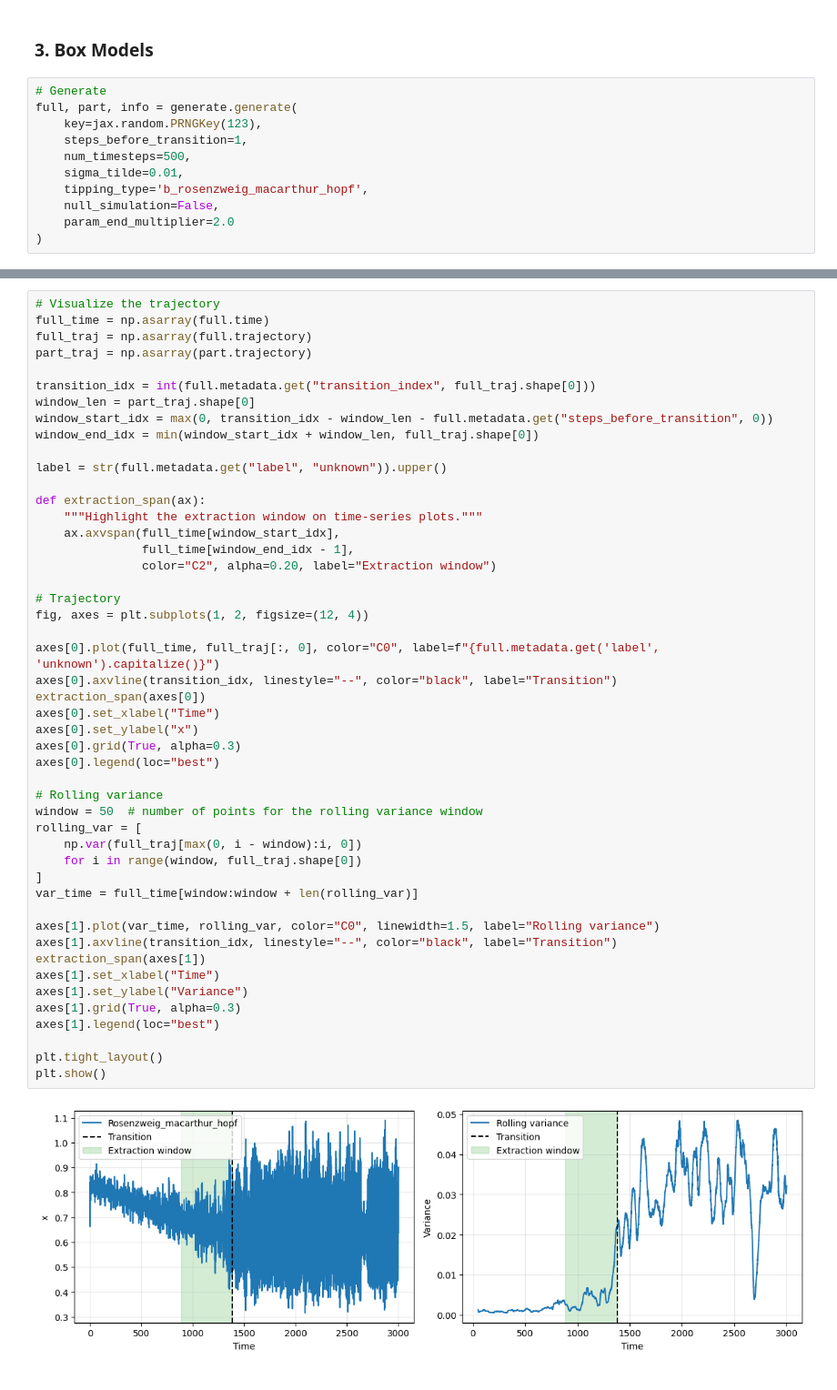
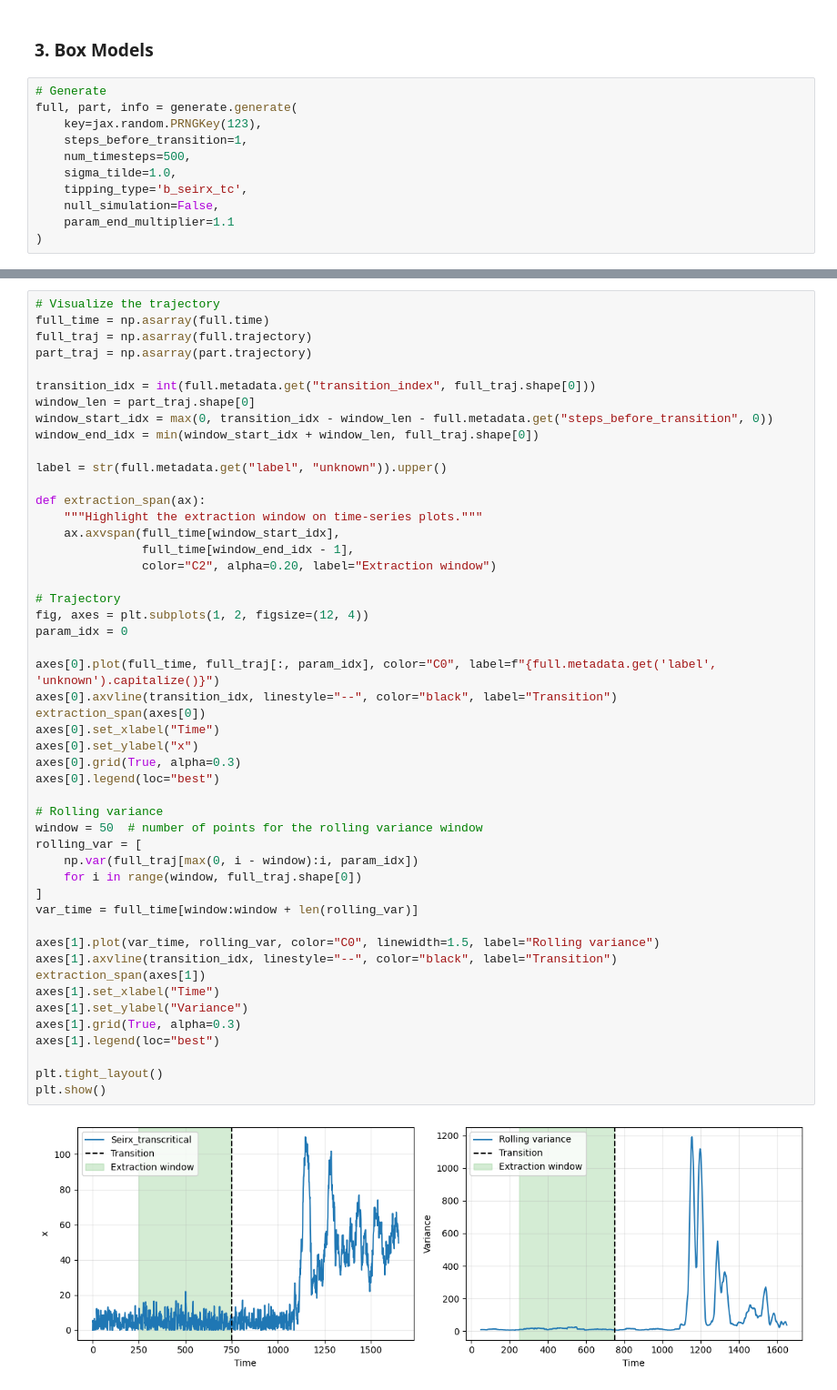
Before and after one commit to juannat7/tipbox, a Jupyter notebook: notebook/01_generate_batch.ipynb, the cells around one changed output, grey strips where cells are left out. Shown at 91% size. Saved outputs shown, nothing was run; the diff lists cells and outputs as text.

Commit message:
add SEIRx high-dim model

```diff
--- a/notebook/01_generate_batch.ipynb
+++ b/notebook/01_generate_batch.ipynb
@@ -262,8 +263,8 @@ full, part, info = generate.generate(
     key=jax.random.PRNGKey(123),
     steps_before_transition=1,
     num_timesteps=500,
-    sigma_tilde=0.01,
-    tipping_type='b_rosenzweig_macarthur_hopf',
+    sigma_tilde=1.0,
+    tipping_type='b_seirx_tc',
     null_simulation=False,
-    param_end_multiplier=2.0
+    param_end_multiplier=1.1
 )
@@ -307,33 +308,34 @@ def extraction_span(ax):
                color="C2", alpha=0.20, label="Extraction window")
 
 # Trajectory
 fig, axes = plt.subplots(1, 2, figsize=(12, 4))
+param_idx = 0
 
-axes[0].plot(full_time, full_traj[:, 0], color="C0", label=f"{full.metadata.get('label', 'unknown').capitalize()}")
+axes[0].plot(full_time, full_traj[:, param_idx], color="C0", label=f"{full.metadata.get('label', 'unknown').capitalize()}")
 axes[0].axvline(transition_idx, linestyle="--", color="black", label="Transition")
 extraction_span(axes[0])
 axes[0].set_xlabel("Time")
 axes[0].set_ylabel("x")
 axes[0].grid(True, alpha=0.3)
 axes[0].legend(loc="best")
 
 # Rolling variance
 window = 50  # number of points for the rolling variance window
 rolling_var = [
-    np.var(full_traj[max(0, i - window):i, 0])
+    np.var(full_traj[max(0, i - window):i, param_idx])
     for i in range(window, full_traj.shape[0])
 ]
 var_time = full_time[window:window + len(rolling_var)]
 
 axes[1].plot(var_time, rolling_var, color="C0", linewidth=1.5, label="Rolling variance")
 axes[1].axvline(transition_idx, linestyle="--", color="black", label="Transition")
 extraction_span(axes[1])
 axes[1].set_xlabel("Time")
 axes[1].set_ylabel("Variance")
 axes[1].grid(True, alpha=0.3)
 axes[1].legend(loc="best")
 
 plt.tight_layout()
 plt.show()
 # %% [output]
-[figure, old version]
+[figure, new version]
```
Also changed, not shown: parts of 4 cells of this notebook, 3 other files.
